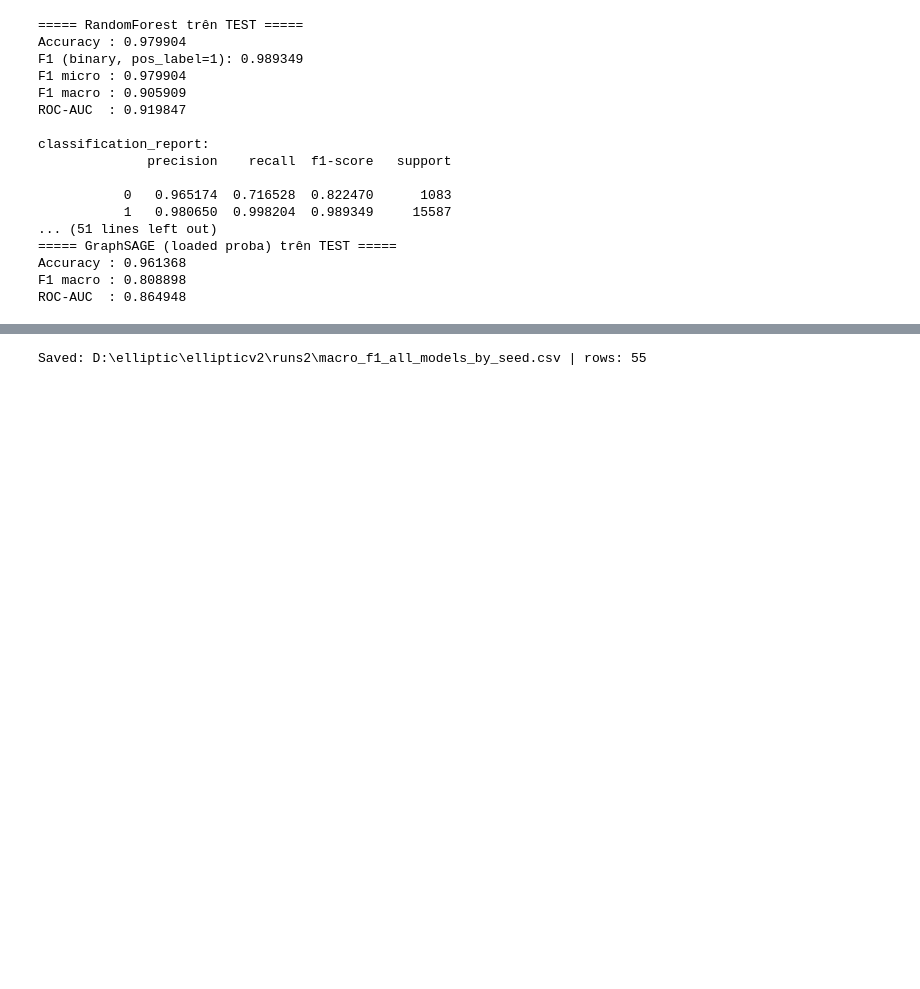
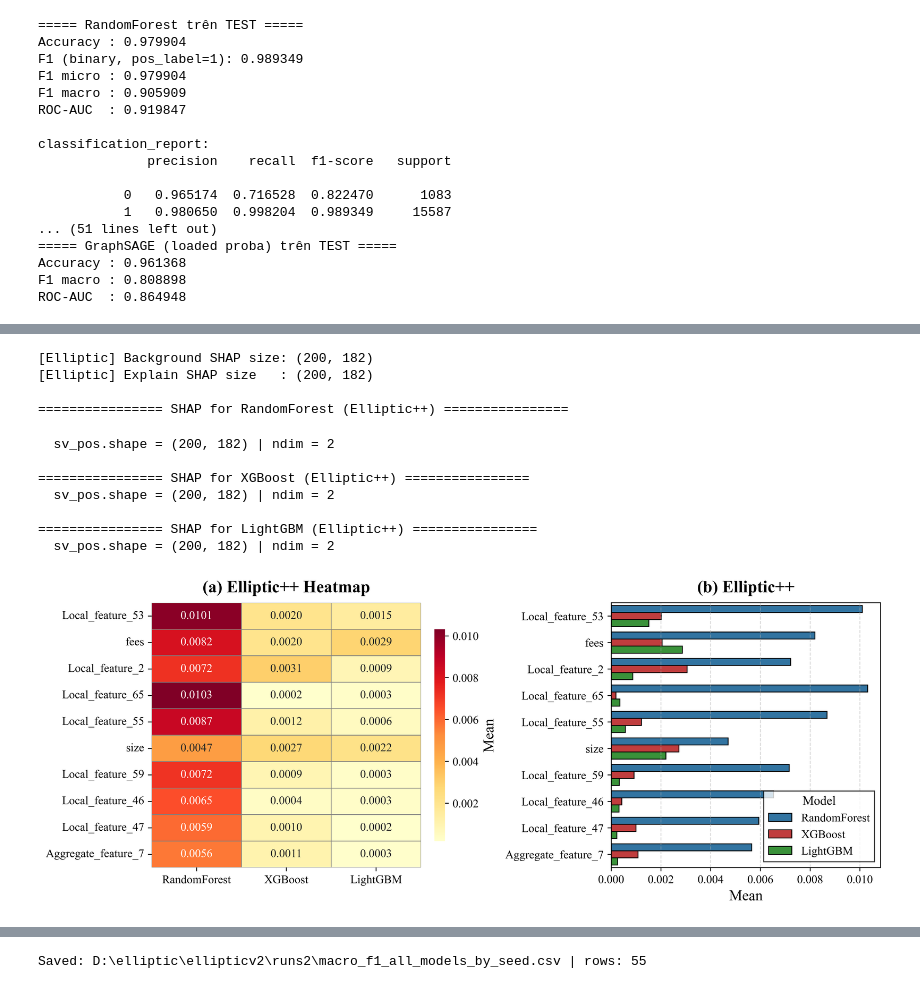
Before and after one commit to NAKhoa819/ADCC-Bench, a Jupyter notebook: elliptic/tree_with_gnn_ensemble.ipynb, the cells around one changed output, grey strips where cells are left out. Cells and saved outputs as stored; diff of their text form; code cells hidden in the pictures; blank space fills up the shorter version.

```diff
--- a/elliptic/tree_with_gnn_ensemble.ipynb
+++ b/elliptic/tree_with_gnn_ensemble.ipynb
@@ -749,7 +743,7 @@ def ensemble_predict(models_dict, X, voting="soft", threshold=0.5):
 
         return y_pred, proba_mean
 
-    raise ValueError("voting phải là 'hard' hoặc 'soft'")
+    raise ValueError("Voting must be either ‘hard’ or ‘soft’.")
 
 def eval_binary(y_true, y_pred, y_score=None):
     out = {}
@@ -1095,7 +1090,7 @@ try:
     import shap
     shap_available = True
 except Exception as e:
-    print("Không thể import SHAP (shap). Hãy cài: pip install shap")
+    print("Could not import SHAP (shap)")
     print(e)
     shap_available = False
 
@@ -1137,7 +1132,7 @@ if shap_available and X_test_scaled.shape[0] > 0:
     mean_abs_dict = {}
 
     for name, model in models_to_explain.items():
-        print(f"\n================ SHAP cho {name} (Elliptic++) ================")
+        print(f"\n================ SHAP for {name} (Elliptic++) ================")
 
 
         explainer = shap.TreeExplainer(
@@ -1249,6 +1244,4 @@ if shap_available and X_test_scaled.shape[0] > 0:
     )
 
     plt.show()
-
-else:
-    print("Bỏ qua SHAP Elliptic++ vì không sẵn sàng hoặc không có mẫu test.")
+# %% [output]
@@ -1255,3 +1249,15 @@ else:
+[Elliptic] Background SHAP size: (200, 182)
+[Elliptic] Explain SHAP size   : (200, 182)
+
+================ SHAP for RandomForest (Elliptic++) ================
+  sv_pos.shape = (200, 182) | ndim = 2
+
+================ SHAP for XGBoost (Elliptic++) ================
+  sv_pos.shape = (200, 182) | ndim = 2
+
+================ SHAP for LightGBM (Elliptic++) ================
+  sv_pos.shape = (200, 182) | ndim = 2
+[figure, added]
 # %%
 
     df_mean = pd.DataFrame(mean_abs_dict, index=feature_cols)
```
Also changed, not shown: parts of 11 cells of this notebook, 3 other files.
